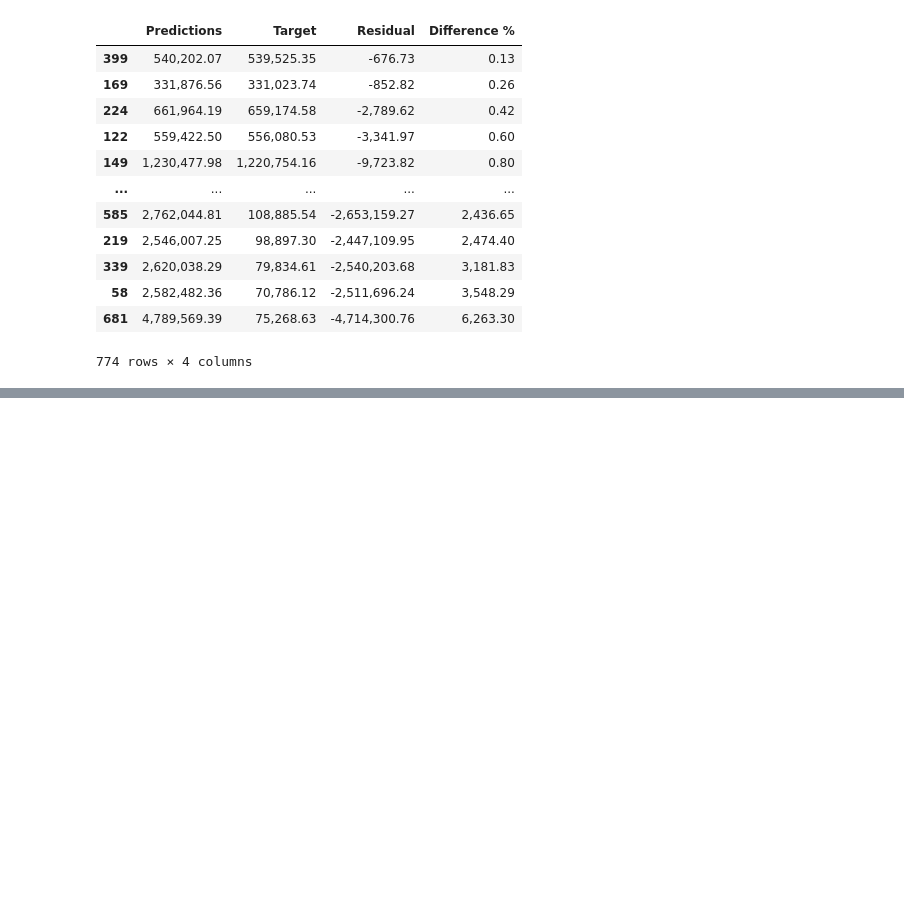
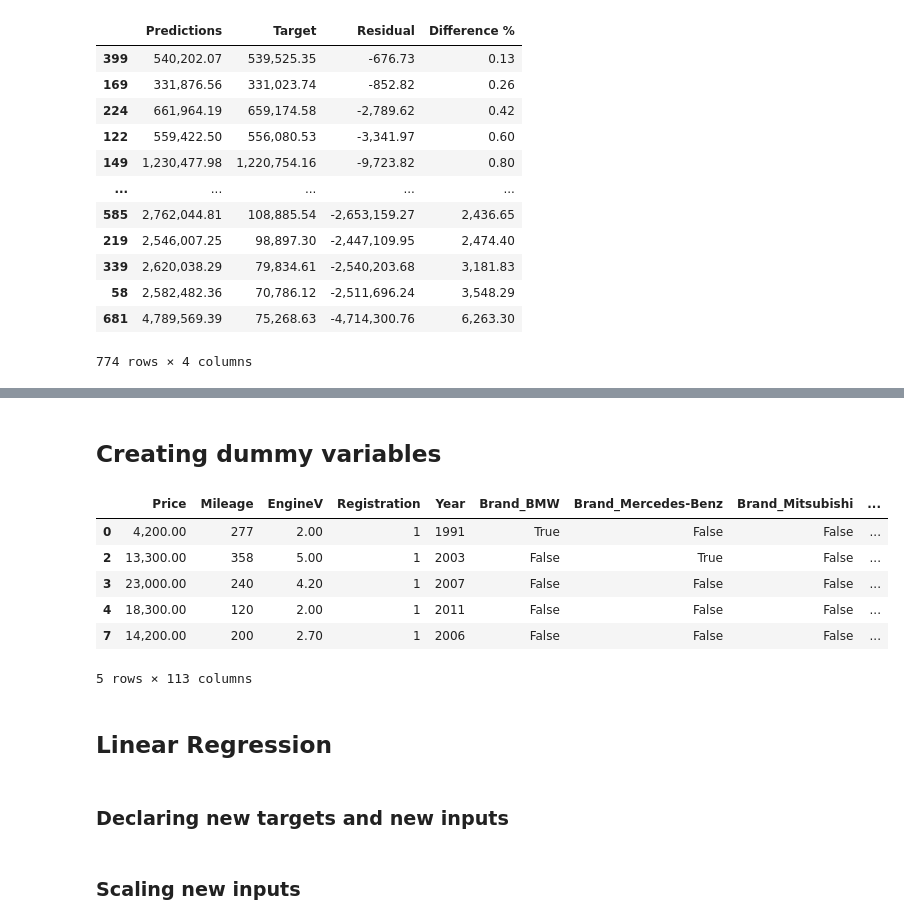
Before and after one commit to TharunPrabu7/car_price_prediction_linear_model, a Jupyter notebook: car_price_prediction.ipynb, the cells around one changed output, grey strips where cells are left out. Drawn from its saved outputs; the diff is of its cells as text; code cells hidden in the pictures; blank space fills up the shorter version.

```diff
--- a/car_price_prediction.ipynb
+++ b/car_price_prediction.ipynb
@@ -390,0 +500,13 @@ df_pf.sort_values(by=['Difference %'])
+# %% [markdown]
+## Creating dummy variables
+# %%
+new_data_with_dummies = pd.get_dummies(new_data_cleaned, drop_first=True)
+new_data_with_dummies.head()
+# %% [output]
+|  | Price | Mileage | EngineV | Registration | Year | Brand_BMW | Brand_Mercedes-Benz | Brand_Mitsubishi | ... |
+| 0 | 4,200.00 | 277 | 2.00 | 1 | 1991 | True | False | False | ... |
+| 2 | 13,300.00 | 358 | 5.00 | 1 | 2003 | False | True | False | ... |
+| 3 | 23,000.00 | 240 | 4.20 | 1 | 2007 | False | False | False | ... |
+| 4 | 18,300.00 | 120 | 2.00 | 1 | 2011 | False | False | False | ... |
+| 7 | 14,200.00 | 200 | 2.70 | 1 | 2006 | False | False | False | ... |
+5 rows × 113 columns
@@ -390,0 +515,4 @@ df_pf.sort_values(by=['Difference %'])
+# %% [markdown]
+## Linear Regression
+# %% [markdown]
+### Declaring new targets and new inputs
@@ -390,0 +522,2 @@ df_pf.sort_values(by=['Difference %'])
+# %% [markdown]
+### Scaling new inputs
```
Also changed, not shown: parts of 25 cells of this notebook.
